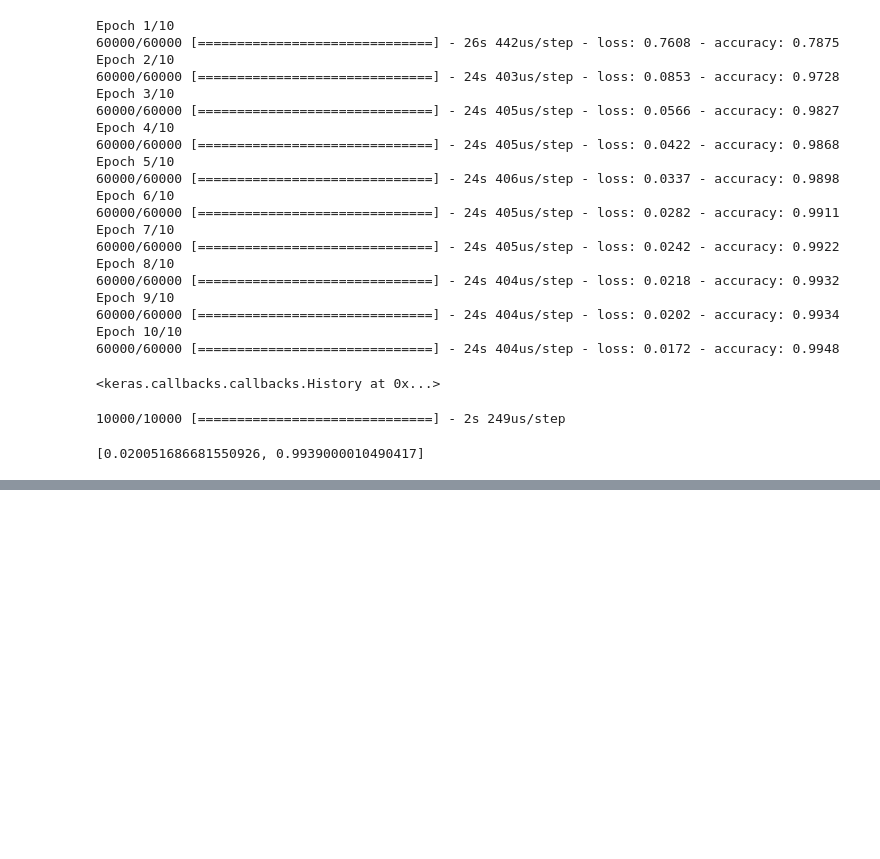
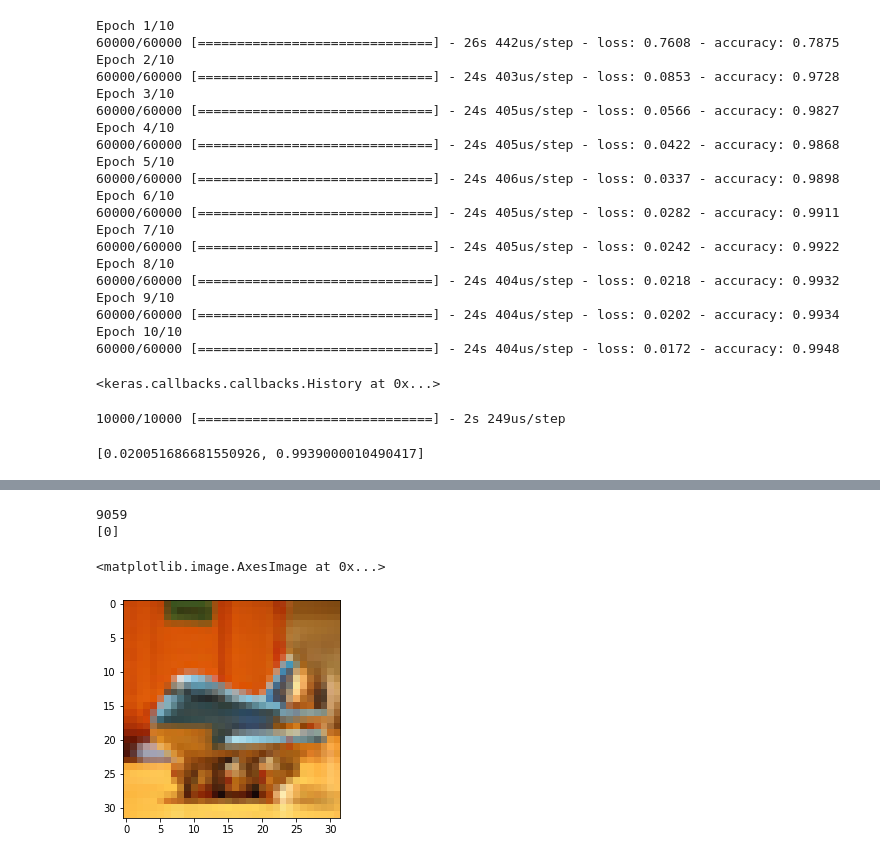
Before and after one commit to SeanScripts/digit-recognizer, a Jupyter notebook: digit_recognizer.ipynb, the cells around one changed output, grey strips where cells are left out. Saved outputs shown, nothing was run; the diff lists cells and outputs as text; code cells hidden in the pictures; blank space fills up the shorter version.

```diff
--- a/digit_recognizer.ipynb
+++ b/digit_recognizer.ipynb
@@ -440,0 +592,4 @@ model6.evaluate(x_test, y_test)
+# %%
+#99.48% is still my best. Oh well.
+# Just curious what happens on data well outside the domain of applicability
+(train_x_c10, train_y_c10), (test_x_c10, test_y_c10) = tf.keras.datasets.cifar10.load_data()
@@ -440,0 +599,11 @@ model6.evaluate(x_test, y_test)
+# %%
+# 9059
+ind = int(random.random()*50000)
+print(ind)
+print(train_y_c10[ind])
+plt.imshow(train_x_c10[ind])
+# %% [output]
+9059
+[0]
+<matplotlib.image.AxesImage at 0x...>
+[figure, added]
```
Also changed, not shown: parts of 34 cells of this notebook.
